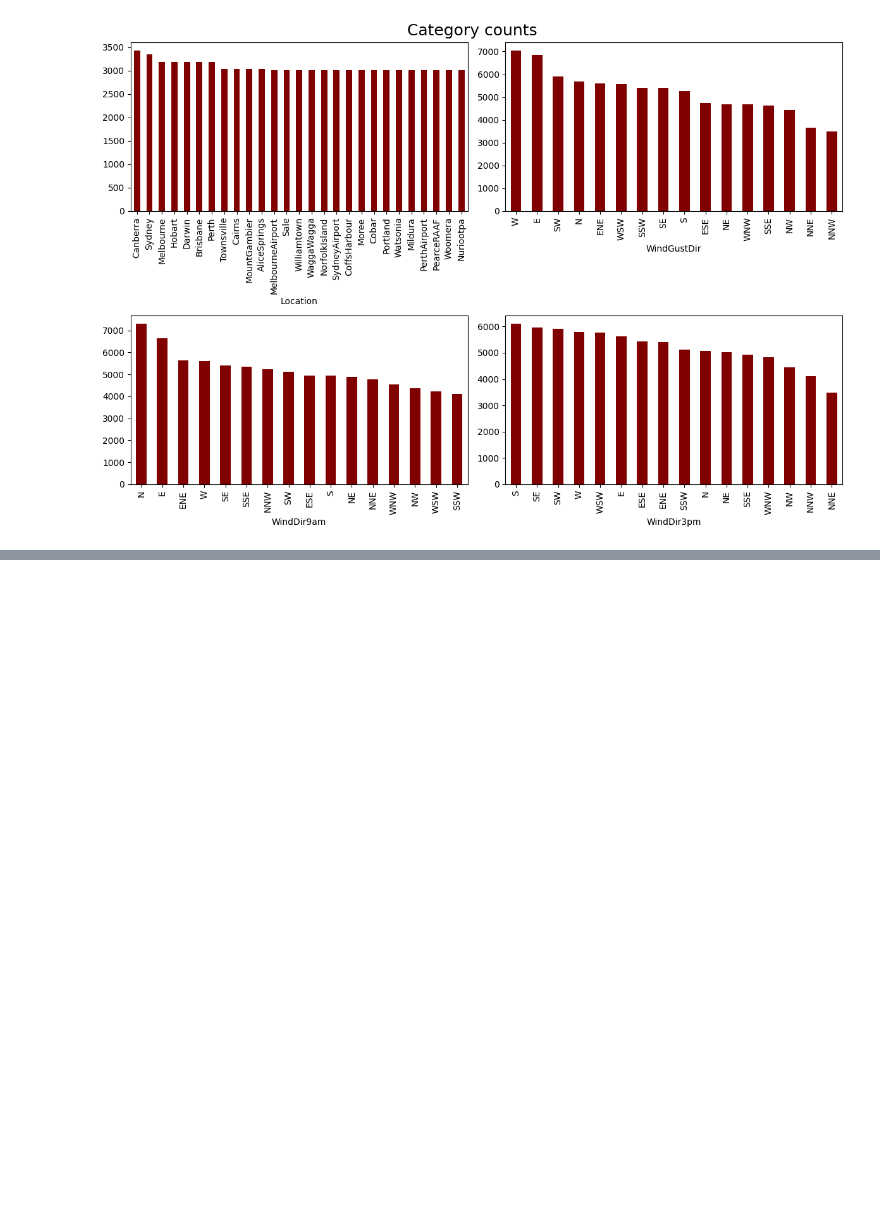
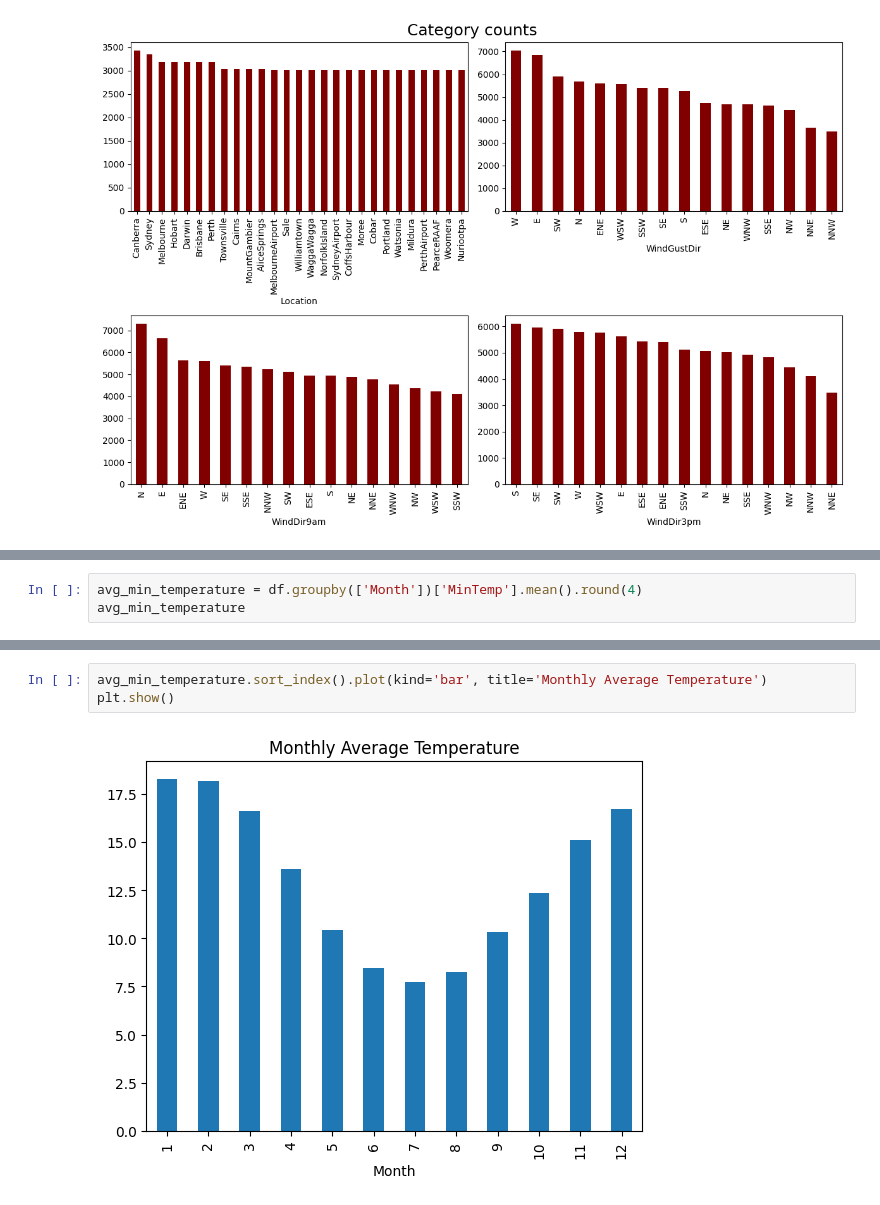
Before and after one commit to dzungpnguyen/rain-in-australia, a Jupyter notebook: data_exploration_analysis.ipynb, the cells around one changed output, grey strips where cells are left out. Drawn from its saved outputs; the diff is of its cells as text; blank space fills up the shorter version.

```diff
--- a/data_exploration_analysis.ipynb
+++ b/data_exploration_analysis.ipynb
@@ -363,0 +431,3 @@ plt.show()
+# %%
+avg_min_temperature = df.groupby(['Month'])['MinTemp'].mean().round(4)
+avg_min_temperature
@@ -363,0 +449,5 @@ plt.show()
+# %%
+avg_min_temperature.sort_index().plot(kind='bar', title='Monthly Average Temperature')
+plt.show()
+# %% [output]
+[figure, added]
```
Also changed, not shown: parts of 9 cells of this notebook.
